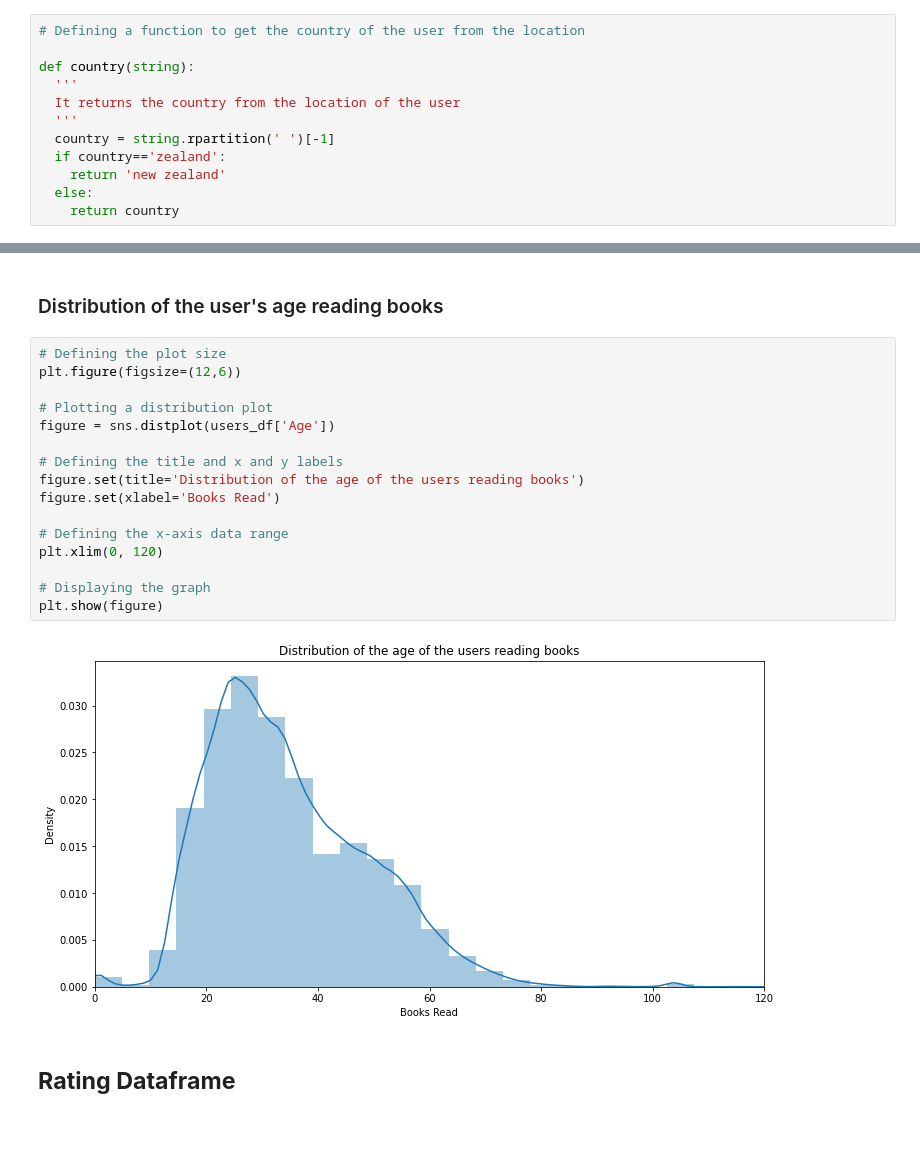
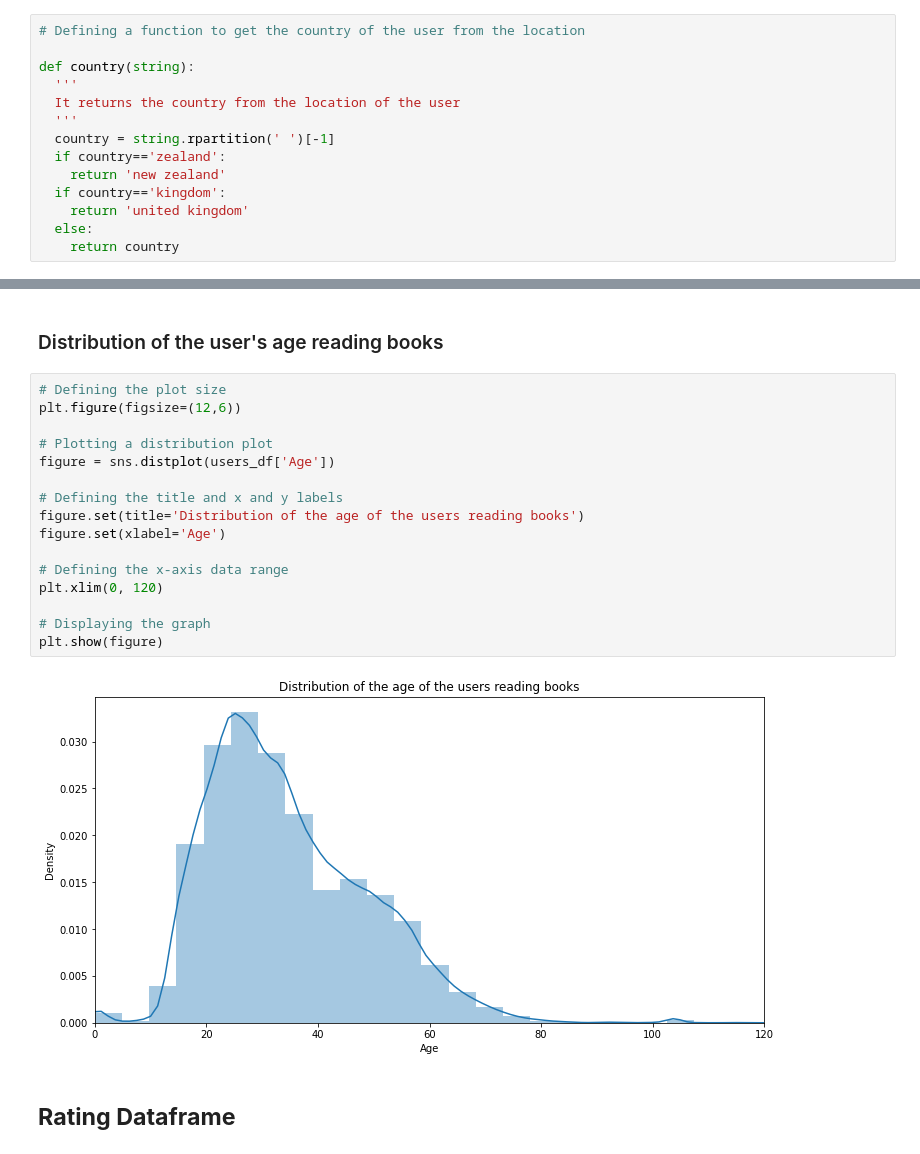
Before and after one commit to rsonar821/Unsupervised-Learning-Capstone-Project, a Jupyter notebook: Book_Recommender_System.ipynb, the cells around one changed output, grey strips where cells are left out. Cells and saved outputs as stored; diff of their text form.

```diff
--- a/Book_Recommender_System.ipynb
+++ b/Book_Recommender_System.ipynb
@@ -422,6 +422,8 @@ def country(string):
   country = string.rpartition(' ')[-1]
   if country=='zealand':
     return 'new zealand'
+  if country=='kingdom':
+    return 'united kingdom'
   else:
     return country
 # %%
@@ -456,21 +458,21 @@ plt.show(figure)
 # %%
 # Defining the plot size
 plt.figure(figsize=(12,6))
 
 # Plotting a distribution plot
 figure = sns.distplot(users_df['Age'])
 
 # Defining the title and x and y labels
 figure.set(title='Distribution of the age of the users reading books')
-figure.set(xlabel='Books Read')
+figure.set(xlabel='Age')
 
 # Defining the x-axis data range
 plt.xlim(0, 120)
 
 # Displaying the graph
 plt.show(figure)
 # %% [output]
-[figure, old version]
+[figure, new version]
 # %% [markdown]
 ## **Rating Dataframe**
 # %% [markdown]
```
Also changed, not shown: parts of 9 cells of this notebook.
